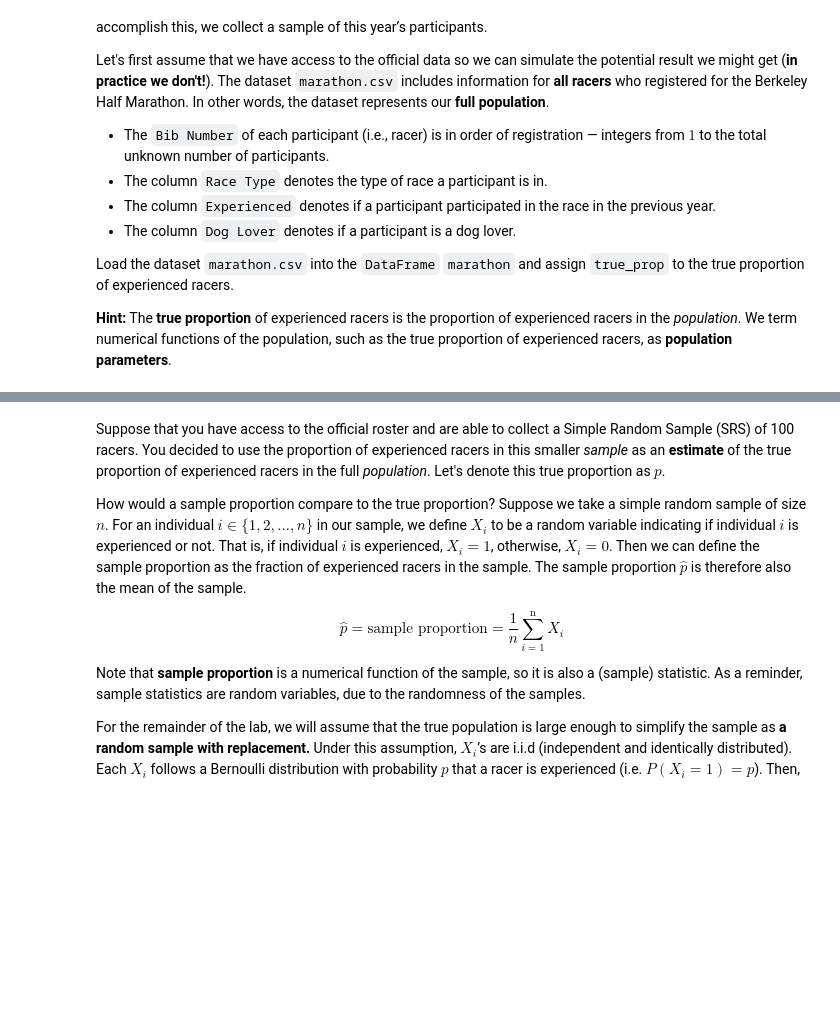
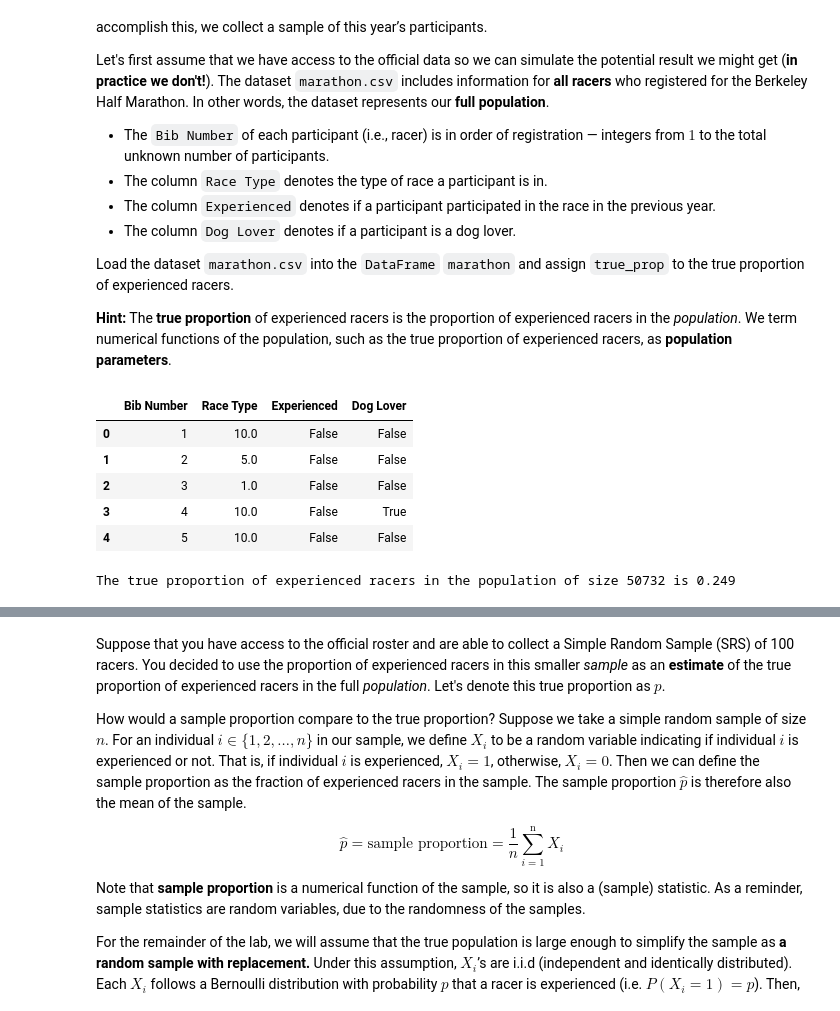
Before and after one commit to zaddle55/sp26-ds100-material, a Jupyter notebook: lab/lab08/lab08.ipynb, the cells around one changed output, grey strips where cells are left out. Drawn from its saved outputs; the diff is of its cells as text; code cells hidden in the pictures; blank space fills up the shorter version.

```diff
--- a/lab/lab08/lab08.ipynb
+++ b/lab/lab08/lab08.ipynb
@@ -86,9 +86,17 @@ Load the dataset `marathon.csv` into the `DataFrame` `marathon` and assign `true
 
 **Hint:** The **true proportion** of experienced racers is the proportion of experienced racers in the *population*. We term numerical functions of the population, such as the true proportion of experienced racers, as **population parameters**.
 # %%
-marathon = ...
+marathon = pd.read_csv("marathon.csv")
 display(marathon.head())
-true_prop = ...
+true_prop = marathon['Experienced'].mean()
 print(f"The true proportion of experienced racers in the population of size {len(marathon)} is {np.round(true_prop, 4)}")
+# %% [output]
+|  | Bib Number | Race Type | Experienced | Dog Lover |
+| 0 | 1 | 10.0 | False | False |
+| 1 | 2 | 5.0 | False | False |
+| 2 | 3 | 1.0 | False | False |
+| 3 | 4 | 10.0 | False | True |
+| 4 | 5 | 10.0 | False | False |
+The true proportion of experienced racers in the population of size 50732 is 0.249
 # %%
 grader.check("q1a")
```
Also changed, not shown: parts of 33 cells of this notebook.
